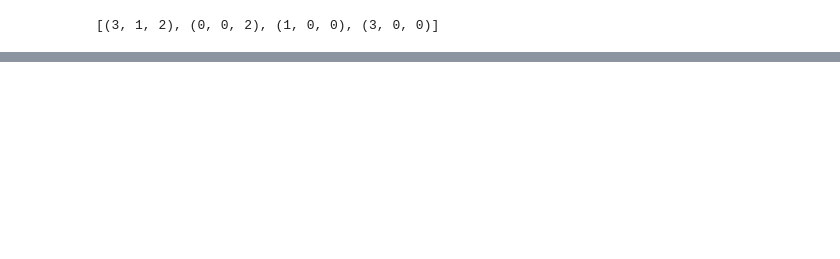
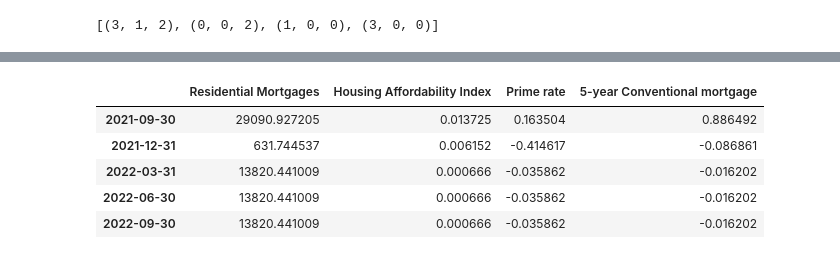
Before and after one commit to benjaminweymouth/Housing-Market-Forecasting-Time-Series-Analysis, a Jupyter notebook: Python Code/VARMA with Auto Arima.ipynb, the cells around one changed output, grey strips where cells are left out. Drawn from its saved outputs; the diff is of its cells as text; code cells hidden in the pictures; blank space fills up the shorter version.

```diff
--- a/Python Code/VARMA with Auto Arima.ipynb
+++ b/Python Code/VARMA with Auto Arima.ipynb
@@ -647,3 +718,12 @@ inv_res
+# %%
+result
+# %% [output]
+|  | Residential Mortgages | Housing Affordability Index | Prime rate | 5-year Conventional mortgage |
+| 2021-09-30 | 29090.927205 | 0.013725 | 0.163504 | 0.886492 |
+| 2021-12-31 | 631.744537 | 0.006152 | -0.414617 | -0.086861 |
+| 2022-03-31 | 13820.441009 | 0.000666 | -0.035862 | -0.016202 |
+| 2022-06-30 | 13820.441009 | 0.000666 | -0.035862 | -0.016202 |
+| 2022-09-30 | 13820.441009 | 0.000666 | -0.035862 | -0.016202 |
 # %%
 # plot forecast vs. actuals
 fig, axes = plt.subplots(nrows=int(len(df.columns)), ncols=1, dpi=150, figsize=(10,10))
```
Also changed, not shown: parts of 23 cells of this notebook, 1 other file.
